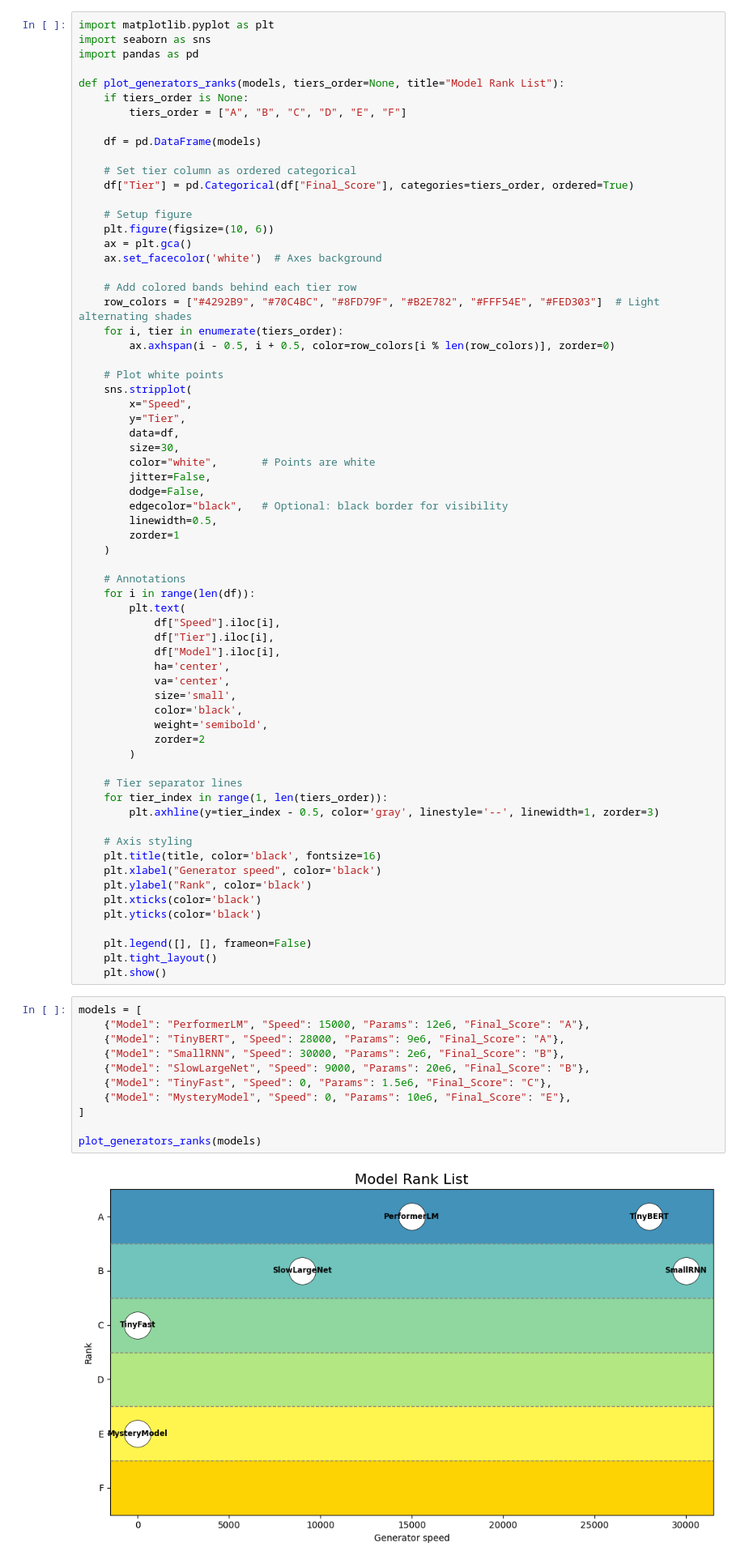
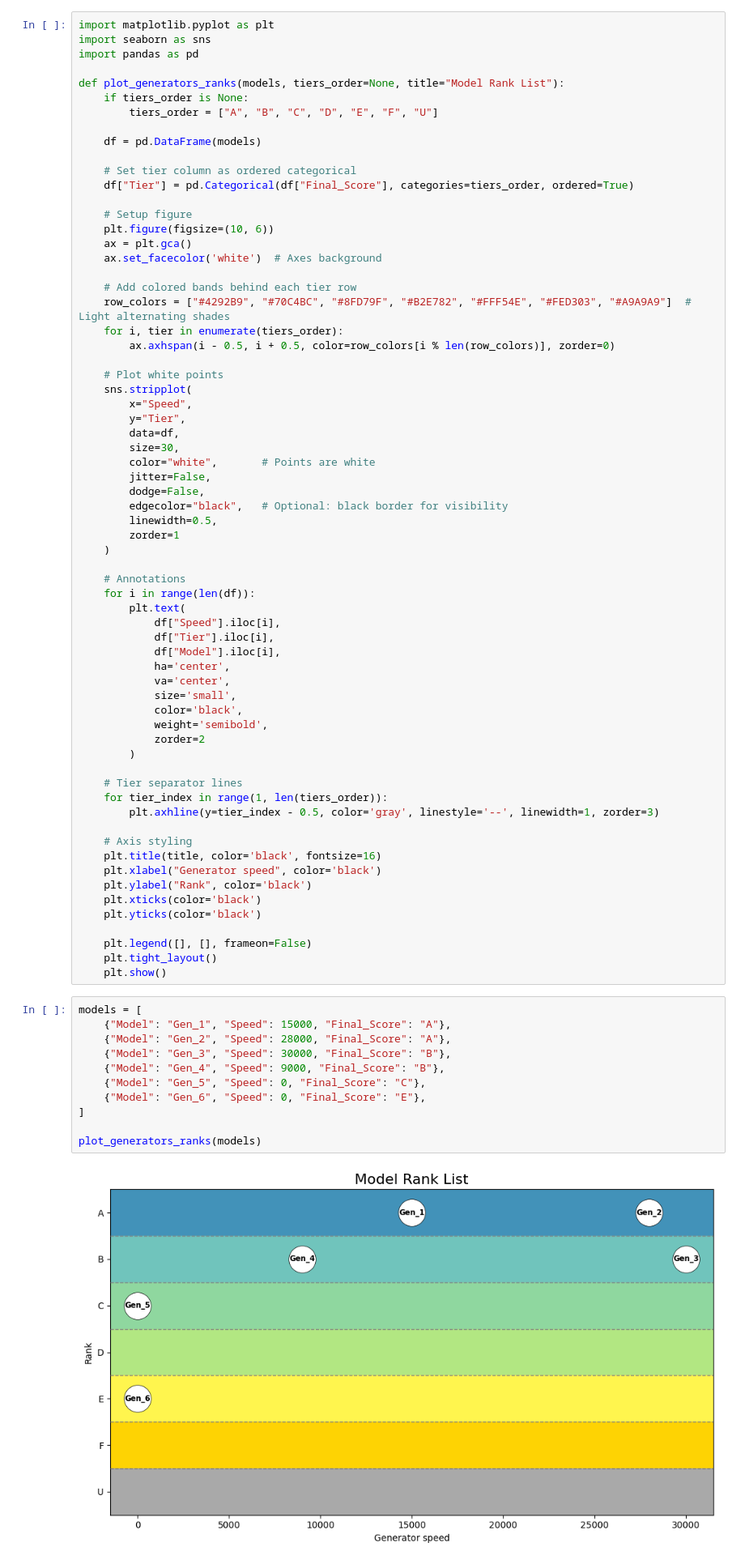
Before and after one commit to ArthGV/Benchmarking-of-Tabular-Synthetic-Data-Generation, a Jupyter notebook: privacy/lab_notebook/final_plots.ipynb, the cells around one changed output. Shown at 81% size. Saved outputs shown, nothing was run; the diff lists cells and outputs as text.

```diff
--- a/privacy/lab_notebook/final_plots.ipynb
+++ b/privacy/lab_notebook/final_plots.ipynb
@@ -156,7 +156,7 @@ import pandas as pd
 
 def plot_generators_ranks(models, tiers_order=None, title="Model Rank List"):
     if tiers_order is None:
-        tiers_order = ["A", "B", "C", "D", "E", "F"]
+        tiers_order = ["A", "B", "C", "D", "E", "F", "U"]
 
     df = pd.DataFrame(models)
 
@@ -169,7 +169,7 @@ def plot_generators_ranks(models, tiers_order=None, title="Model Rank List"):
     ax.set_facecolor('white')  # Axes background
 
     # Add colored bands behind each tier row
-    row_colors = ["#4292B9", "#70C4BC", "#8FD79F", "#B2E782", "#FFF54E", "#FED303"]  # Light alternating shades
+    row_colors = ["#4292B9", "#70C4BC", "#8FD79F", "#B2E782", "#FFF54E", "#FED303", "#A9A9A9"]  # Light alternating shades
     for i, tier in enumerate(tiers_order):
         ax.axhspan(i - 0.5, i + 0.5, color=row_colors[i % len(row_colors)], zorder=0)
 
@@ -217,14 +217,14 @@ def plot_generators_ranks(models, tiers_order=None, title="Model Rank List"):
     plt.show()
 # %%
 models = [
-    {"Model": "PerformerLM", "Speed": 15000, "Params": 12e6, "Final_Score": "A"},
-    {"Model": "TinyBERT", "Speed": 28000, "Params": 9e6, "Final_Score": "A"},
-    {"Model": "SmallRNN", "Speed": 30000, "Params": 2e6, "Final_Score": "B"},
-    {"Model": "SlowLargeNet", "Speed": 9000, "Params": 20e6, "Final_Score": "B"},
-    {"Model": "TinyFast", "Speed": 0, "Params": 1.5e6, "Final_Score": "C"},
-    {"Model": "MysteryModel", "Speed": 0, "Params": 10e6, "Final_Score": "E"},
+    {"Model": "Gen_1", "Speed": 15000, "Final_Score": "A"},
+    {"Model": "Gen_2", "Speed": 28000, "Final_Score": "A"},
+    {"Model": "Gen_3", "Speed": 30000, "Final_Score": "B"},
+    {"Model": "Gen_4", "Speed": 9000, "Final_Score": "B"},
+    {"Model": "Gen_5", "Speed": 0, "Final_Score": "C"},
+    {"Model": "Gen_6", "Speed": 0, "Final_Score": "E"},
 ]
 
 plot_generators_ranks(models)
 # %% [output]
-[figure, old version]
+[figure, new version]
```
Also changed, not shown: parts of 1 cell of this notebook, 4 other files.
